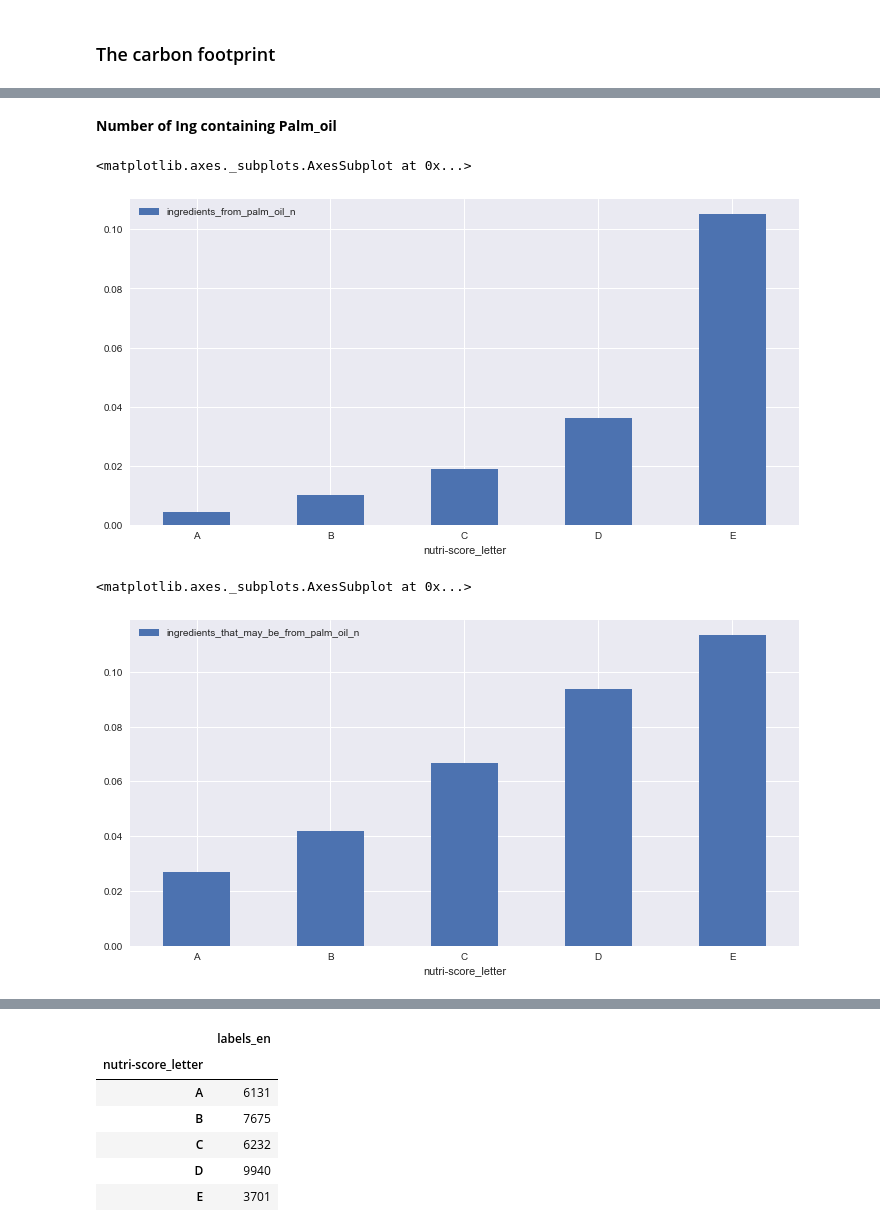
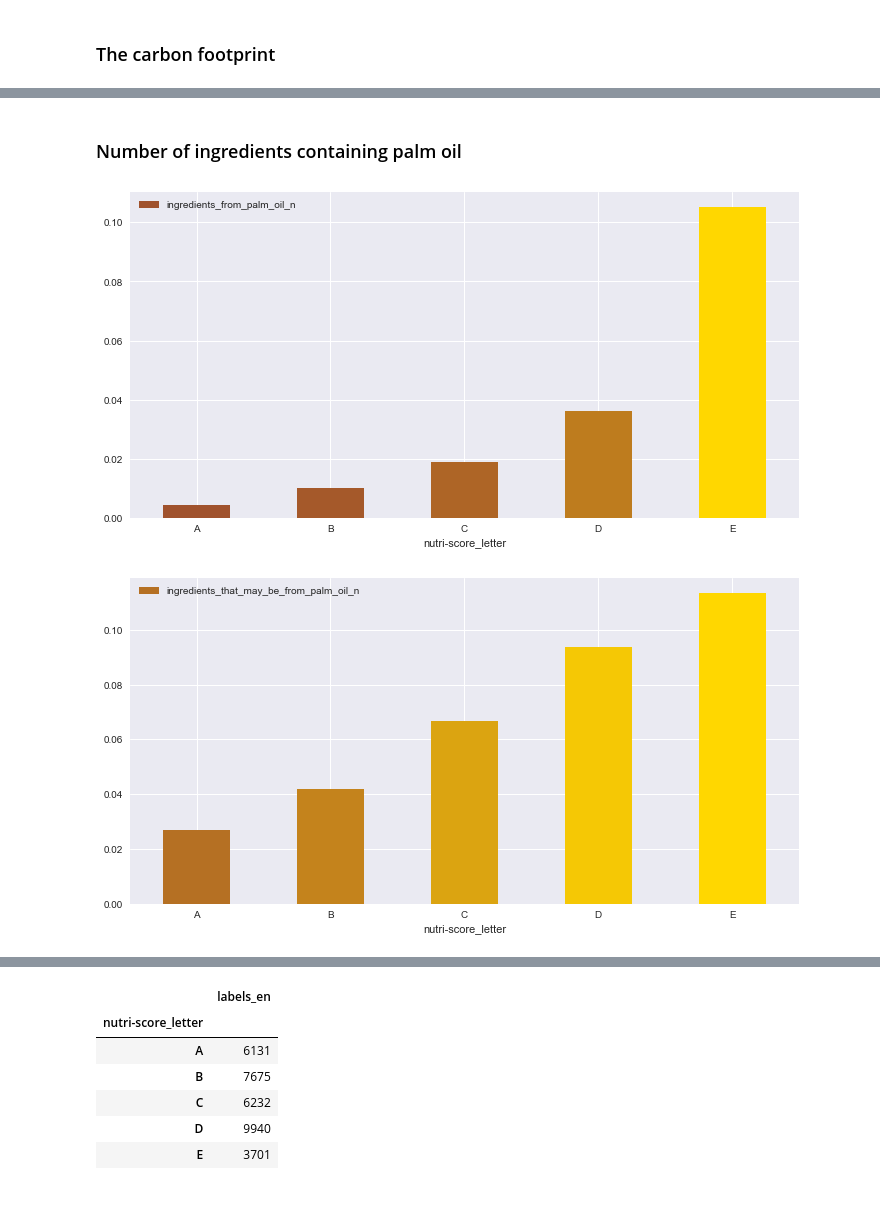
Before and after one commit to Painguin/smart_rams_project, a Jupyter notebook: Project.ipynb, the cells around one changed output, grey strips where cells are left out. Saved outputs shown, nothing was run; the diff lists cells and outputs as text; code cells hidden in the pictures; blank space fills up the shorter version.

Commit message:
clean recyclability and palm oil

```diff
--- a/Project.ipynb
+++ b/Project.ipynb
@@ -631,15 +646,15 @@ nutri_pack.loc['E'].plot.pie(ax=plt.subplot(235), title='Packaging Score E')
 [figure]
 # %% [markdown]
-**Number of Ing containing Palm_oil**
+### Number of ingredients containing palm oil
+# %%
+nutri_palm = data[['nutri-score_letter', 'ingredients_from_palm_oil_n']].groupby('nutri-score_letter').mean()
+may_nutri_palm = data[['nutri-score_letter', 'ingredients_that_may_be_from_palm_oil_n']].groupby('nutri-score_letter').mean()
+nutri_palm_cm = cm.LinearColormap(['sienna','gold'], vmin=nutri_palm['ingredients_from_palm_oil_n'].min(), vmax=nutri_palm['ingredients_from_palm_oil_n'].max())
 # %%
-nutri_palm = data[['nutri-score_letter', 'ingredients_from_palm_oil_n']].groupby('nutri-score_letter').mean()
-nutri_palm.plot.bar(rot=0, figsize = (12,6))
+nutri_palm.plot.bar(rot=0, figsize = (12,6), color=[[nutri_palm_cm(palm) for palm in nutri_palm['ingredients_from_palm_oil_n']]]);
 # %% [output]
-<matplotlib.axes._subplots.AxesSubplot at 0x...>
-[figure, old version]
+[figure, new version]
 # %%
-may_nutri_palm = data[['nutri-score_letter', 'ingredients_that_may_be_from_palm_oil_n']].groupby('nutri-score_letter').mean()
-may_nutri_palm.plot.bar(rot=0, figsize = (12,6))
+may_nutri_palm.plot.bar(rot=0, figsize = (12,6), color=[[nutri_palm_cm(palm) for palm in may_nutri_palm['ingredients_that_may_be_from_palm_oil_n']]]);
 # %% [output]
-<matplotlib.axes._subplots.AxesSubplot at 0x...>
-[figure, old version]
+[figure, new version]
```
Also changed, not shown: parts of 21 cells of this notebook.
